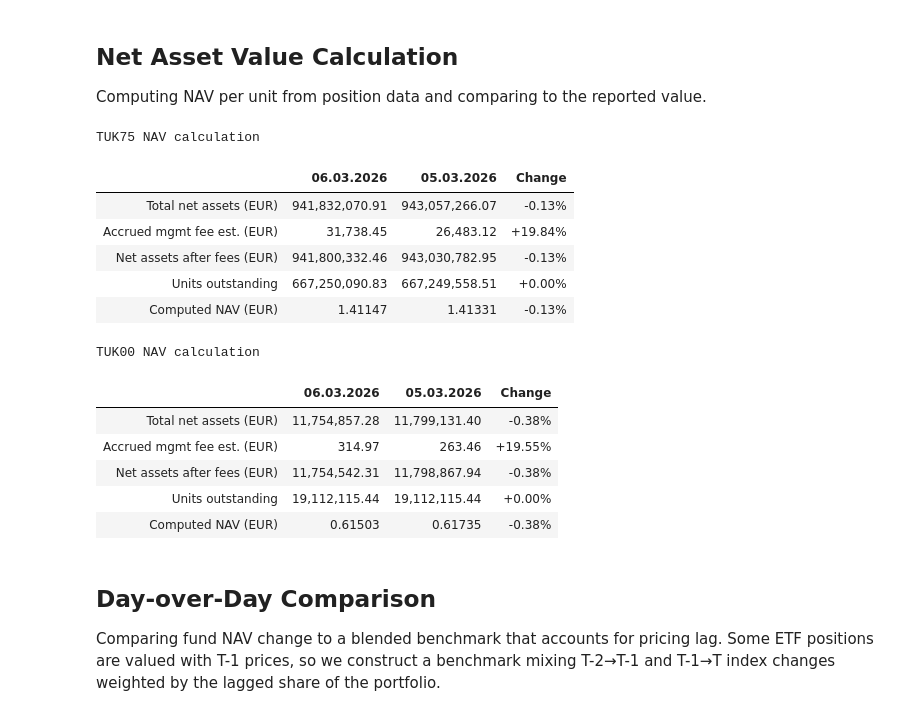
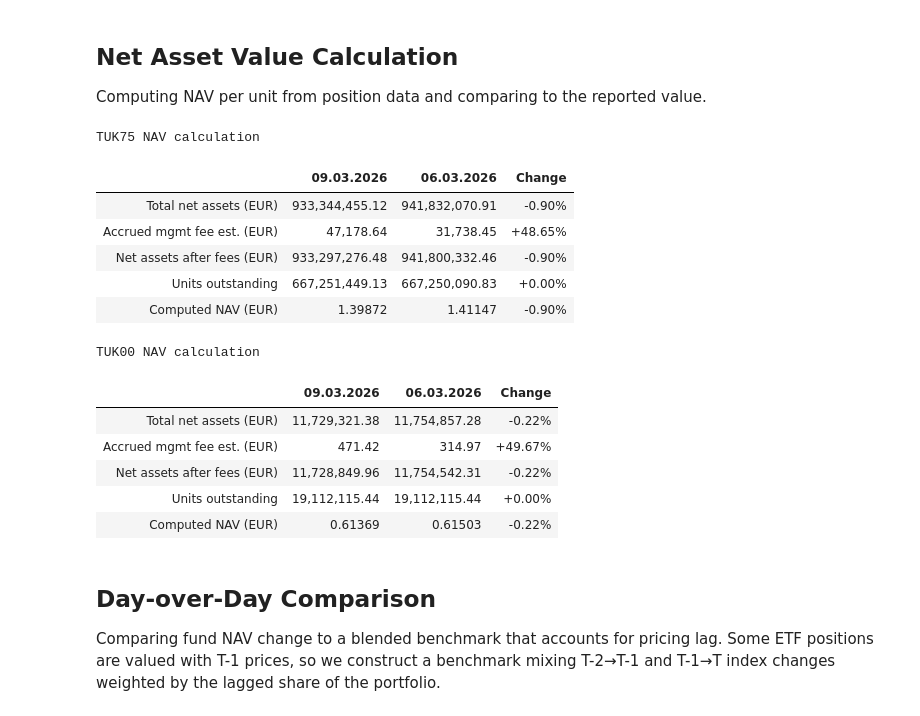
Before and after one commit to TulevaEE/reporting-engine, a Jupyter notebook: reports/adhoc/nav_check.ipynb, the cells around one changed output. Drawn from its saved outputs; the diff is of its cells as text; code cells hidden in the pictures.

```diff
--- a/reports/adhoc/nav_check.ipynb
+++ b/reports/adhoc/nav_check.ipynb
@@ -10,13 +10,52 @@ sys.path.insert(0, str(project_root / 'common' / 'scripts'))
 from metabase_client import MetabaseClient
 
 # ── Parameters ──
-NAV_DATE = '2026-03-06'
+NAV_DATE = '2026-03-09'
 
 FUNDS = [
     {'code': 'TUK75', 'name': 'Tuleva Maailma Aktsiate Pensionifond', 'isin': 'EE3600109435'},
     {'code': 'TUK00', 'name': 'Tuleva Maailma Võlakirjade Pensionifond', 'isin': 'EE3600109443'},
 ]
 
+# Estonian public holidays (for working day calculations)
+ESTONIAN_HOLIDAYS = [
+    '2026-01-01', '2026-02-24', '2026-04-03', '2026-04-05',
+    '2026-05-01', '2026-05-24', '2026-06-23', '2026-06-24',
+    '2026-08-20', '2026-12-24', '2026-12-25', '2026-12-26',
+]
+EE_HOLIDAYS = np.array(ESTONIAN_HOLIDAYS, dtype='datetime64[D]')
+
+def ee_busdays(date_from, date_to):
+    """Count Estonian working days between two dates.
+
+    Returns the number of business days from date_from (exclusive) to date_to (inclusive).
+    For consecutive working days (e.g. Mon→Tue), returns 1.
+    For gaps over weekends/holidays (e.g. Fri→Mon), returns 1.
+    For multi-day gaps (e.g. Thu→Mon), returns 2.
+    """
+    d_from = np.datetime64(date_from, 'D')
+    d_to = np.datetime64(date_to, 'D')
+    count = int(np.busday_count(d_from, d_to + np.timedelta64(1, 'D'), holidays=EE_HOLIDAYS))
+    if np.is_busday(d_from, holidays=EE_HOLIDAYS):
+        count -= 1
+    return max(count, 1)
+
+def ee_offset(date_str, n=-1):
+    """Return the nth Estonian working day relative to date_str.
+
+    n=-1 → previous working day (T-1), n=-2 → two working days back (T-2), etc.
+    """
+    d = np.datetime64(date_str, 'D')
+    step = 1 if n > 0 else -1
+    remaining = abs(n)
+    while remaining > 0:
+        d += np.timedelta64(step, 'D')
+        if np.is_busday(d, holidays=EE_HOLIDAYS):
+            remaining -= 1
+    return str(d)
+
 client = MetabaseClient()
 print(f'NAV date: {NAV_DATE}')
+print(f'T-1: {ee_offset(NAV_DATE, -1)}, T-2: {ee_offset(NAV_DATE, -2)}')
+print(f'Report run: {datetime.now().strftime("%Y-%m-%d %H:%M")}')
 # %% [output]
@@ -515,46 +556,47 @@ for fund in FUNDS:
     ct = col_today
     def style_table(row, col_t=ct):
         styles = [''] * len(row)
         for i, col_name in enumerate(row.index):
             if col_name == col_t:
                 styles[i] = 'font-weight: bold'
             elif col_name == 'Change':
                 styles[i] = 'font-style: italic'
         return styles
 
     display(table_df.style
         .set_caption(f'{code} NAV calculation')
         .set_table_styles([{'selector': 'caption', 'props': [('font-weight', 'bold'), ('font-size', '1.1em'), ('text-align', 'left'), ('padding-bottom', '8px')]}])
         .apply(style_table, axis=1)
         .hide(axis='index'))
 
     # Store for later cells
     fd['reported_nav'] = reported_nav
     fd['reported_balance'] = reported_balance
     fd['computed_nav'] = computed_nav
+    fd['prev_computed_nav'] = prev_computed_nav
     fd['nav_diff_eur'] = nav_diff_eur
     fd['nav_diff_pct'] = nav_diff_pct
     fd['expected_accrual'] = expected_accrual
     fd['total_units'] = position_units
     if has_repricing:
         fd['repriced_nav'] = repriced_nav
         fd['repriced_diff_eur'] = repriced_diff_eur
         fd['repriced_diff_pct'] = repriced_diff_pct
 # %% [output]
 TUK75 NAV calculation
-|  | 06.03.2026 | 05.03.2026 | Change |
-| Total net assets (EUR) | 941,832,070.91 | 943,057,266.07 | -0.13% |
-| Accrued mgmt fee est. (EUR) | 31,738.45 | 26,483.12 | +19.84% |
-| Net assets after fees (EUR) | 941,800,332.46 | 943,030,782.95 | -0.13% |
-| Units outstanding | 667,250,090.83 | 667,249,558.51 | +0.00% |
-| Computed NAV (EUR) | 1.41147 | 1.41331 | -0.13% |
+|  | 09.03.2026 | 06.03.2026 | Change |
+| Total net assets (EUR) | 933,344,455.12 | 941,832,070.91 | -0.90% |
+| Accrued mgmt fee est. (EUR) | 47,178.64 | 31,738.45 | +48.65% |
+| Net assets after fees (EUR) | 933,297,276.48 | 941,800,332.46 | -0.90% |
+| Units outstanding | 667,251,449.13 | 667,250,090.83 | +0.00% |
+| Computed NAV (EUR) | 1.39872 | 1.41147 | -0.90% |
 TUK00 NAV calculation
-|  | 06.03.2026 | 05.03.2026 | Change |
-| Total net assets (EUR) | 11,754,857.28 | 11,799,131.40 | -0.38% |
-| Accrued mgmt fee est. (EUR) | 314.97 | 263.46 | +19.55% |
-| Net assets after fees (EUR) | 11,754,542.31 | 11,798,867.94 | -0.38% |
+|  | 09.03.2026 | 06.03.2026 | Change |
+| Total net assets (EUR) | 11,729,321.38 | 11,754,857.28 | -0.22% |
+| Accrued mgmt fee est. (EUR) | 471.42 | 314.97 | +49.67% |
+| Net assets after fees (EUR) | 11,728,849.96 | 11,754,542.31 | -0.22% |
 | Units outstanding | 19,112,115.44 | 19,112,115.44 | +0.00% |
-| Computed NAV (EUR) | 0.61503 | 0.61735 | -0.38% |
+| Computed NAV (EUR) | 0.61369 | 0.61503 | -0.22% |
 # %% [markdown]
 ## Day-over-Day Comparison
 
```
Also changed, not shown: parts of 5 cells of this notebook, 1 other file.
